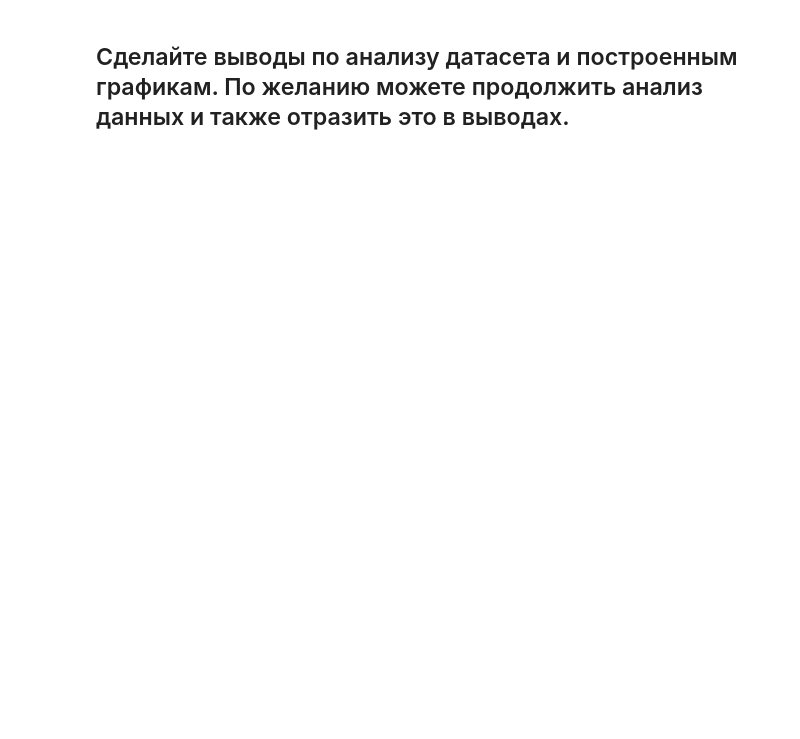
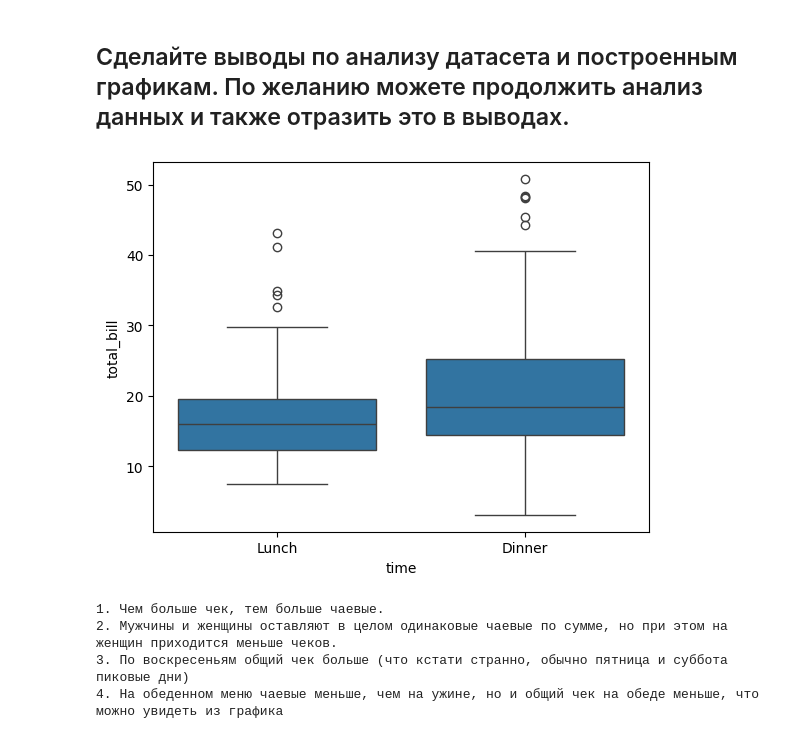
Before and after one commit to PolinaKarcheuskaya/ML-Basic, a Jupyter notebook: homework_07/homework_07.ipynb, the cells around one changed output. Cells and saved outputs as stored; diff of their text form; code cells hidden in the pictures; blank space fills up the shorter version.

```diff
--- a/homework_07/homework_07.ipynb
+++ b/homework_07/homework_07.ipynb
@@ -264,0 +269,16 @@ sns.
+# %%
+sns.boxplot(x="time", y="total_bill", data=tips)
+plt.xlabel("time")
+plt.ylabel("total_bill")
+plt.show()
+
+print("1. Чем больше чек, тем больше чаевые.")
+print("2. Мужчины и женщины оставляют в целом одинаковые чаевые по сумме, но при этом на женщин приходится меньше чеков.")
+print("3. По воскресеньям общий чек больше (что кстати странно, обычно пятница и суббота пиковые дни)")
+print("4. На обеденном меню чаевые меньше, чем на ужине, но и общий чек на обеде меньше, что можно увидеть из графика")
+# %% [output]
+[figure, added]
+1. Чем больше чек, тем больше чаевые.
+2. Мужчины и женщины оставляют в целом одинаковые чаевые по сумме, но при этом на женщин приходится меньше чеков.
+3. По воскресеньям общий чек больше (что кстати странно, обычно пятница и суббота пиковые дни)
+4. На обеденном меню чаевые меньше, чем на ужине, но и общий чек на обеде меньше, что можно увидеть из графика
```
Also changed, not shown: parts of 11 cells of this notebook.
